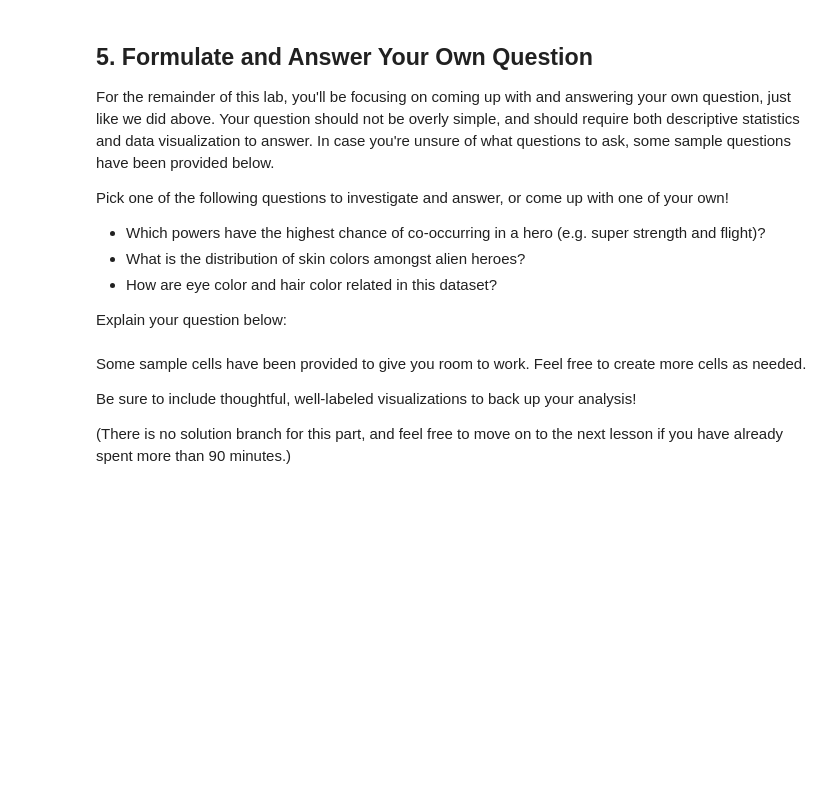
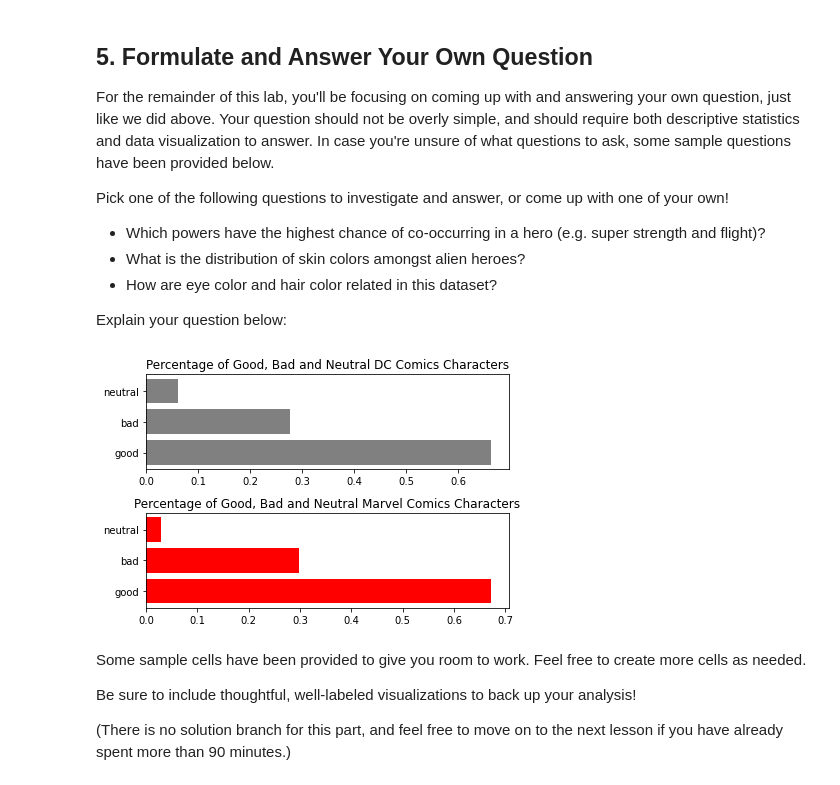
Before and after one commit to ran0027/dsc-pandas-data-cleaning-lab, a Jupyter notebook: index.ipynb, the cells around one changed output. Saved outputs shown, nothing was run; the diff lists cells and outputs as text; code cells hidden in the pictures; blank space fills up the shorter version.

```diff
--- a/index.ipynb
+++ b/index.ipynb
@@ -299,6 +317,9 @@ None
 Now, write some code to handle these cases. If you're not sure where to start, look at the pandas documentation for [replacing values](https://pandas.pydata.org/pandas-docs/stable/reference/api/pandas.Series.replace.html) and [stripping off whitespace](https://pandas.pydata.org/pandas-docs/stable/reference/api/pandas.Series.str.strip.html).
 # %%
 # Your code here
+heroes_df['Publisher'] = heroes_df['Publisher'].map(lambda x: x.strip())
+# %%
+heroes_df['Publisher'] = heroes_df['Publisher'].replace('Marvel', 'Marvel Comics')
 # %% [markdown]
 Check your work below:
 # %%
@@ -361,2 +430,4 @@ In the cell below, create a new dataframe called `heroes_and_powers_df` that con
+# %%
+heroes_df.set_index('name', inplace=True)
 # %%
 # Your code here (create more cells as needed)
@@ -573,6 +741,35 @@ Pick one of the following questions to investigate and answer, or come up with o
 * How are eye color and hair color related in this dataset?
 
 Explain your question below:
+# %%
+top_2_publishers = heroes_df.copy()
+top_2_publishers = top_2_publishers[
+                                    (top_2_publishers['Publisher'] == 'DC Comics')\
+                                   |(top_2_publishers['Publisher'] == 'Marvel Comics')
+                                   ]
+top_2_publishers = top_2_publishers[top_2_publishers['Alignment'] != '-']
+alignment_counts = top_2_publishers.groupby('Publisher')['Alignment'].value_counts()
+
+alignment_counts['DC Comics']['good']/alignment_counts['DC Comics'].sum()
+
+alignment_counts['Marvel Comics']['good']/alignment_counts['Marvel Comics'].sum()
+
+alignment_counts['DC Comics'].values
+
+fig, ax = plt.subplots(nrows=2)
+
+ax[0].barh(alignment_counts['DC Comics'].index, alignment_counts['DC Comics'].values/alignment_counts['DC Comics'].sum(),\
+           color='gray', label='DC')
+ax[0].set_title('Percentage of Good, Bad and Neutral DC Comics Characters')
+
+ax[1].barh(alignment_counts['Marvel Comics'].index,\
+           alignment_counts['Marvel Comics'].values/alignment_counts['Marvel Comics'].sum(),\
+           color='red', label='Marvel')
+ax[1].set_title('Percentage of Good, Bad and Neutral Marvel Comics Characters')
+
+plt.tight_layout();
+# %% [output]
+[figure, added]
 # %%
 # Replace None with appropriate text:
 """
```
Also changed, not shown: parts of 27 cells of this notebook.
